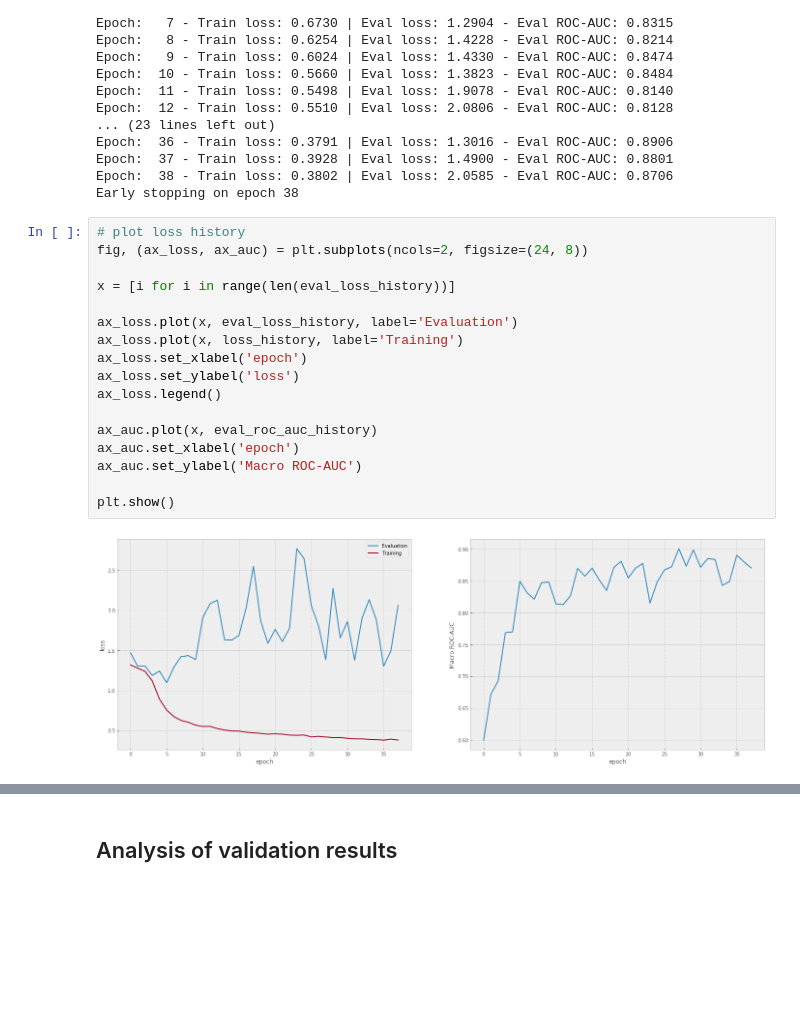
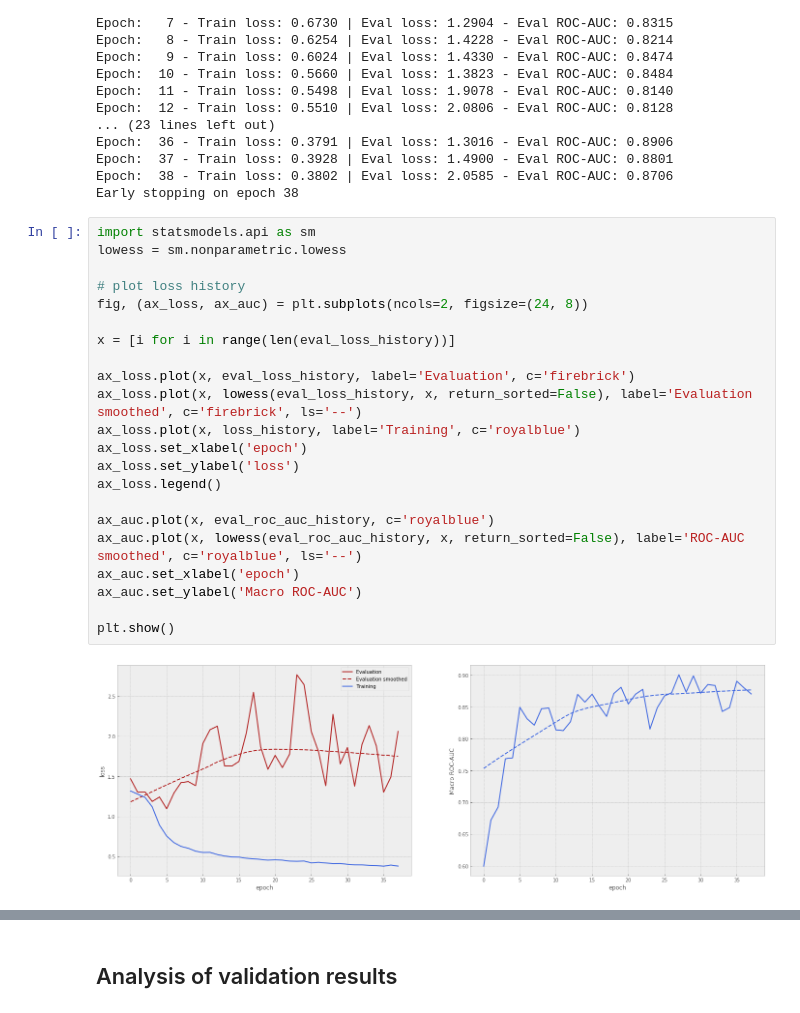
Before and after one commit to clabrugere/plant-pathology-classification, a Jupyter notebook: notebooks/notebook.ipynb, the cells around one changed output, grey strips where cells are left out. Saved outputs shown, nothing was run; the diff lists cells and outputs as text; blank space fills up the shorter version.

```diff
--- a/notebooks/notebook.ipynb
+++ b/notebooks/notebook.ipynb
@@ -179,21 +179,26 @@ Epoch:  37 - Train loss: 0.3928 | Eval loss: 1.4900 - Eval ROC-AUC: 0.8801
 Epoch:  38 - Train loss: 0.3802 | Eval loss: 2.0585 - Eval ROC-AUC: 0.8706
 Early stopping on epoch 38
 # %%
+import statsmodels.api as sm
+lowess = sm.nonparametric.lowess
+
 # plot loss history
 fig, (ax_loss, ax_auc) = plt.subplots(ncols=2, figsize=(24, 8))
 
 x = [i for i in range(len(eval_loss_history))]
 
-ax_loss.plot(x, eval_loss_history, label='Evaluation')
-ax_loss.plot(x, loss_history, label='Training')
+ax_loss.plot(x, eval_loss_history, label='Evaluation', c='firebrick')
+ax_loss.plot(x, lowess(eval_loss_history, x, return_sorted=False), label='Evaluation smoothed', c='firebrick', ls='--')
+ax_loss.plot(x, loss_history, label='Training', c='royalblue')
 ax_loss.set_xlabel('epoch')
 ax_loss.set_ylabel('loss')
 ax_loss.legend()
 
-ax_auc.plot(x, eval_roc_auc_history)
+ax_auc.plot(x, eval_roc_auc_history, c='royalblue')
+ax_auc.plot(x, lowess(eval_roc_auc_history, x, return_sorted=False), label='ROC-AUC smoothed', c='royalblue', ls='--')
 ax_auc.set_xlabel('epoch')
 ax_auc.set_ylabel('Macro ROC-AUC')
 
 plt.show()
 # %% [output]
-[figure, old version]
+[figure, new version]
```
Also changed, not shown: parts of 4 cells of this notebook, 1 other file.
